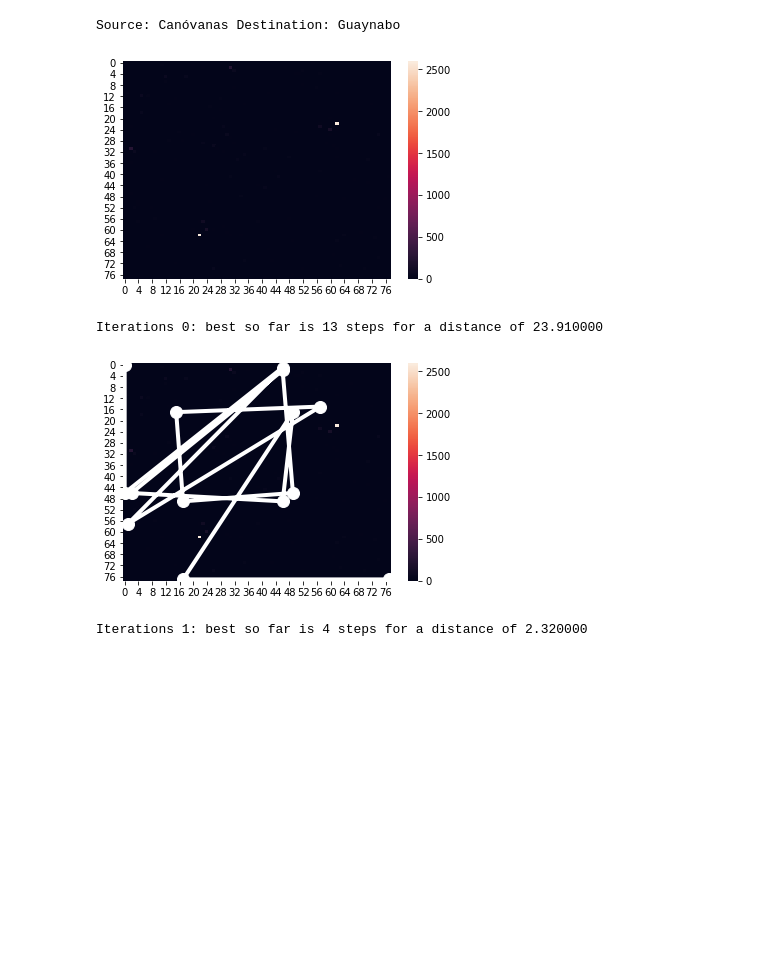
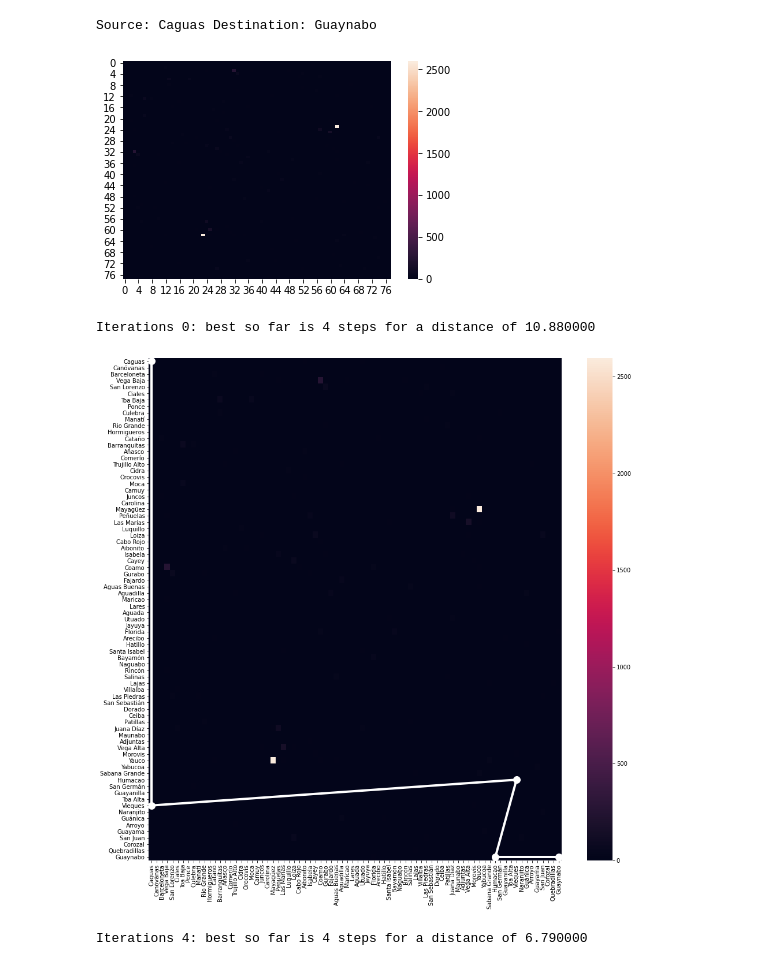
Before and after one commit to Kelvin123459/Route-Optimizer, a Jupyter notebook: Genetic/GeneticAlgo.ipynb, the cells around one changed output. Saved outputs shown, nothing was run; the diff lists cells and outputs as text; code cells hidden in the pictures; blank space fills up the shorter version.

```diff
--- a/Genetic/GeneticAlgo.ipynb
+++ b/Genetic/GeneticAlgo.ipynb
@@ -34,19 +57,9 @@ def initializeComplexMap(p_zero, N, groups):
 # %%
-def createMapFromCsv():
-    data = pd.read_csv("map.csv", names=['source', 'dest', 'weight'],usecols=[0, 1, 5])
-    allPueblos = []
-    for i in data['source']:
-        if i not in allPueblos and i is not np.nan:
-            allPueblos.append(i)
+def createMapFromCsv(data, allPueblos):
+    N = len(allPueblos)
+    amap = np.zeros((N,N))
+    print("Source: " + allPueblos[0] + "\nDestination: " + allPueblos[N-1])
 
-    for i in data['dest']:
-        if i not in allPueblos and i is not np.nan:
-            allPueblos.append(i)
-    N = len(allPueblos)
-
-    print("Source: " + allPueblos[0] + " Destination: " + allPueblos[N-1])
-
-    amap = np.zeros((N,N))
     for i in range(0, N):
         for j in range(0, i):
             src = allPueblos[i]
@@ -159,13 +171,14 @@ def fitness(route, amap):
 
     return score
 # %%
-def plotBest(amap,  route, iterNum):
-    ax = sns.heatmap(amap)
+def plotBest(amap,  route, iterNum, allPueblos):
+    plt.figure(figsize = (16,16))
+    ax = sns.heatmap(amap, xticklabels=allPueblos, yticklabels=allPueblos)
 
     x = [0.5] + [x + 0.5 for x in route[0:len(route)-1]] + [len(amap) - 0.5]
     y = [0.5] + [x + 0.5 for x in route[1:len(route)]] + [len(amap) - 0.5]
 
-    plt.plot(x,y, marker='o', linewidth=4, markersize=12, linestyle="-", color='white')
+    plt.plot(x,y, marker='o',  linewidth=4, markersize=12, linestyle="-", color='white')
     plt.savefig('images/new100plot_%i.png' % (iterNum), dpi=300)
     plt.show()
 # %%
@@ -177,8 +190,14 @@ numCouples = 9
 numWinnerToKeep = 2
 mutationProb = 0.05
 numOfGroups = 1
+filename = "map.csv"
 
-amap = createMapFromCsv() #initializeMap(sparsenessOfMap, sizeOfMap)#, numOfGroups)
+StartPueblo = 'Caguas'
+EndPueblo = 'Guaynabo'
+
+csv = pd.read_csv(filename, names=['source', 'dest', 'weight'],usecols=[0, 1, 5])
+pueblos = getPueblos(csv, StartPueblo, EndPueblo)
+amap = createMapFromCsv(csv, pueblos)
 population = createStartingPopulation(populationSize, amap)
 
 lastDist = 1000000000
@@ -186,35 +205,35 @@ lastDist = 1000000000
 for i in range(0, numIterations):
     newPop = []
     scores = scorePopulation(population, amap)
 
     best = population[np.argmin(scores)]
     numOfMoves = len(best)
     dist = fitness(best, amap)
 
     if dist != lastDist:
         print("Iterations %i: best so far is %i steps for a distance of %f" % (i, numOfMoves, dist))
-        plotBest(amap, best, i)
+        plotBest(amap, best, i, pueblos)
 
     for j in range(0, numCouples):
         new1, new2 = crossover(population[pickMate(scores)], population[pickMate(scores)])
         newPop = newPop + [new1, new2]
 
     for j in range(0, len(newPop)):
         newPop[j] = np.copy(mutate(newPop[j], 0.05, amap))
 
     newPop += [population[np.argmin(scores)]]
     for j in range(1, numWinnerToKeep):
         keeper = pickMate(scores)
         newPop += [population[keeper]]
 
     while len(newPop) < populationSize:
         newPop += [createNewMember(amap)]
 
     population = copy.deepcopy(newPop)
     lastDist = dist
 # %% [output]
-Source: Canóvanas Destination: Guaynabo
+Source: Caguas Destination: Guaynabo
 [figure]
-Iterations 0: best so far is 13 steps for a distance of 23.910000
+Iterations 0: best so far is 4 steps for a distance of 10.880000
-[figure, old version]
+[figure, new version]
-Iterations 1: best so far is 4 steps for a distance of 2.320000
+Iterations 4: best so far is 4 steps for a distance of 6.790000
```
Also changed, not shown: parts of 3 cells of this notebook, 14 other files.
